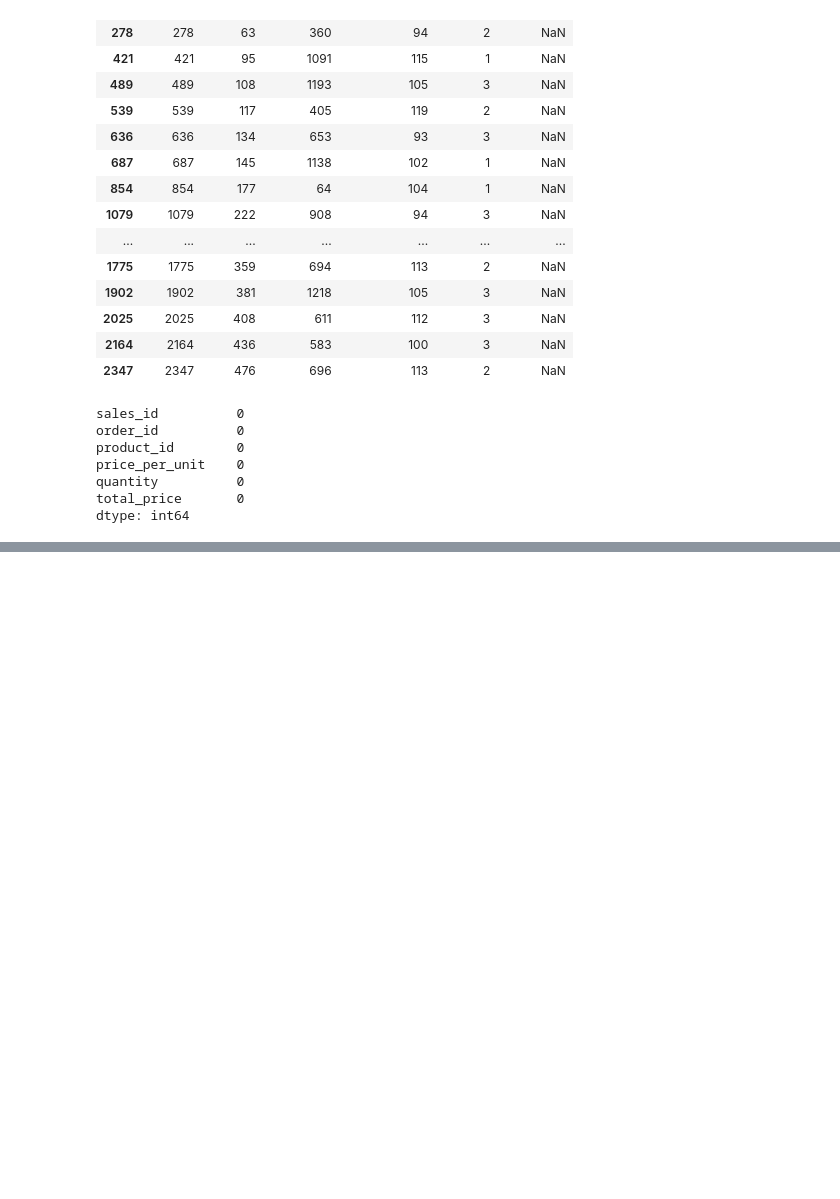
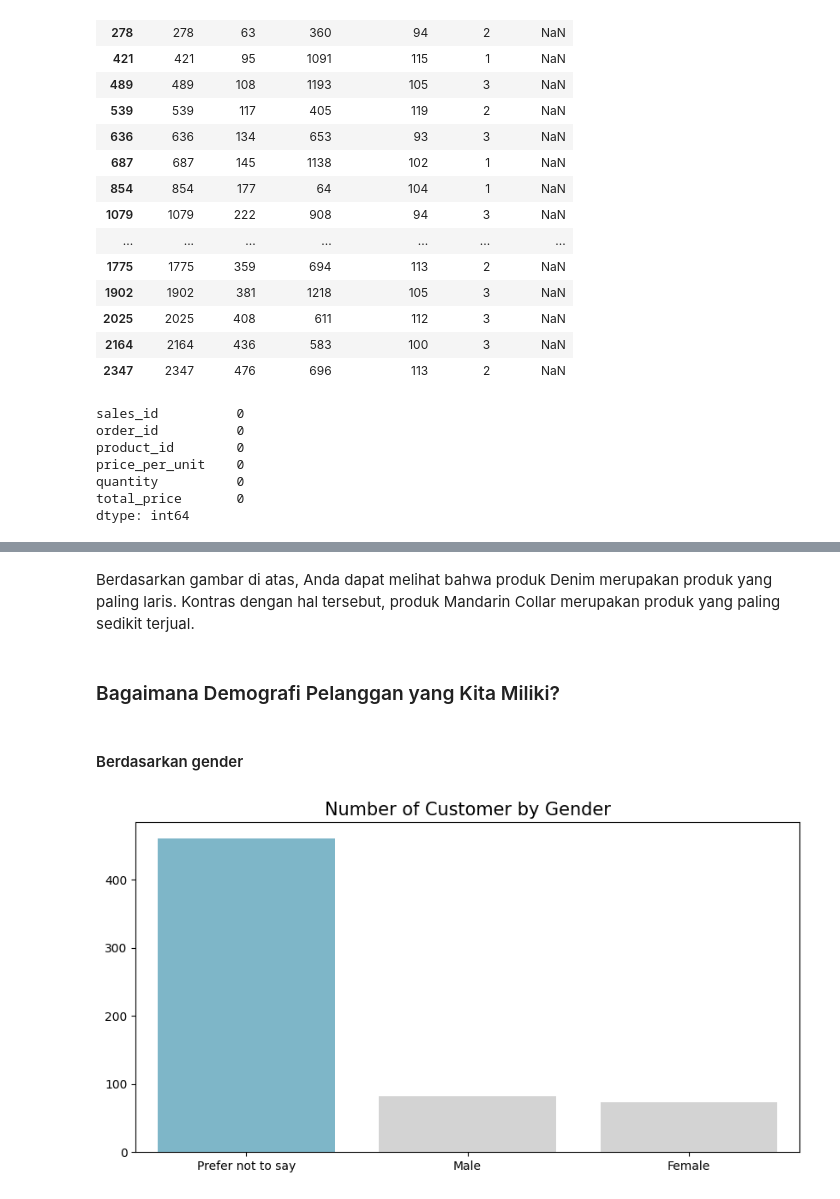
Before and after one commit to rhjhaerol/data-analisis-shopping-chart-database, a Jupyter notebook: data_analisis.ipynb, the cells around one changed output, grey strips where cells are left out. Saved outputs shown, nothing was run; the diff lists cells and outputs as text; code cells hidden in the pictures; blank space fills up the shorter version.

```diff
--- a/data_analisis.ipynb
+++ b/data_analisis.ipynb
@@ -767,0 +908,27 @@ Pivot table di atas memberikan kita gambaran terkait tipe produk yang disukai pe
+# %% [markdown]
+Berdasarkan gambar di atas, Anda dapat melihat bahwa produk Denim merupakan produk yang paling laris. Kontras dengan hal tersebut, produk Mandarin Collar merupakan produk yang paling sedikit terjual.
+# %% [markdown]
+### Bagaimana Demografi Pelanggan yang Kita Miliki?
+# %% [markdown]
+#### Berdasarkan gender
+# %%
+bygender_df = all_df.groupby("gender").customer_id.nunique().reset_index()
+bygender_df.rename(columns = {
+    "customer_id" : "customer_count"
+}, inplace=True)
+
+plt.figure(figsize=(10,5))
+sns.barplot(
+    y = "customer_count",
+    x = "gender",
+    data=bygender_df.sort_values(by="customer_count", ascending=False),
+    palette=colors
+)
+
+plt.title("Number of Customer by Gender", loc="center", fontsize=15)
+plt.ylabel(None)
+plt.xlabel(None)
+plt.tick_params(axis='x', labelsize=12)
+plt.show()
+# %% [output]
+[figure, added]
```
Also changed, not shown: parts of 106 cells of this notebook.
